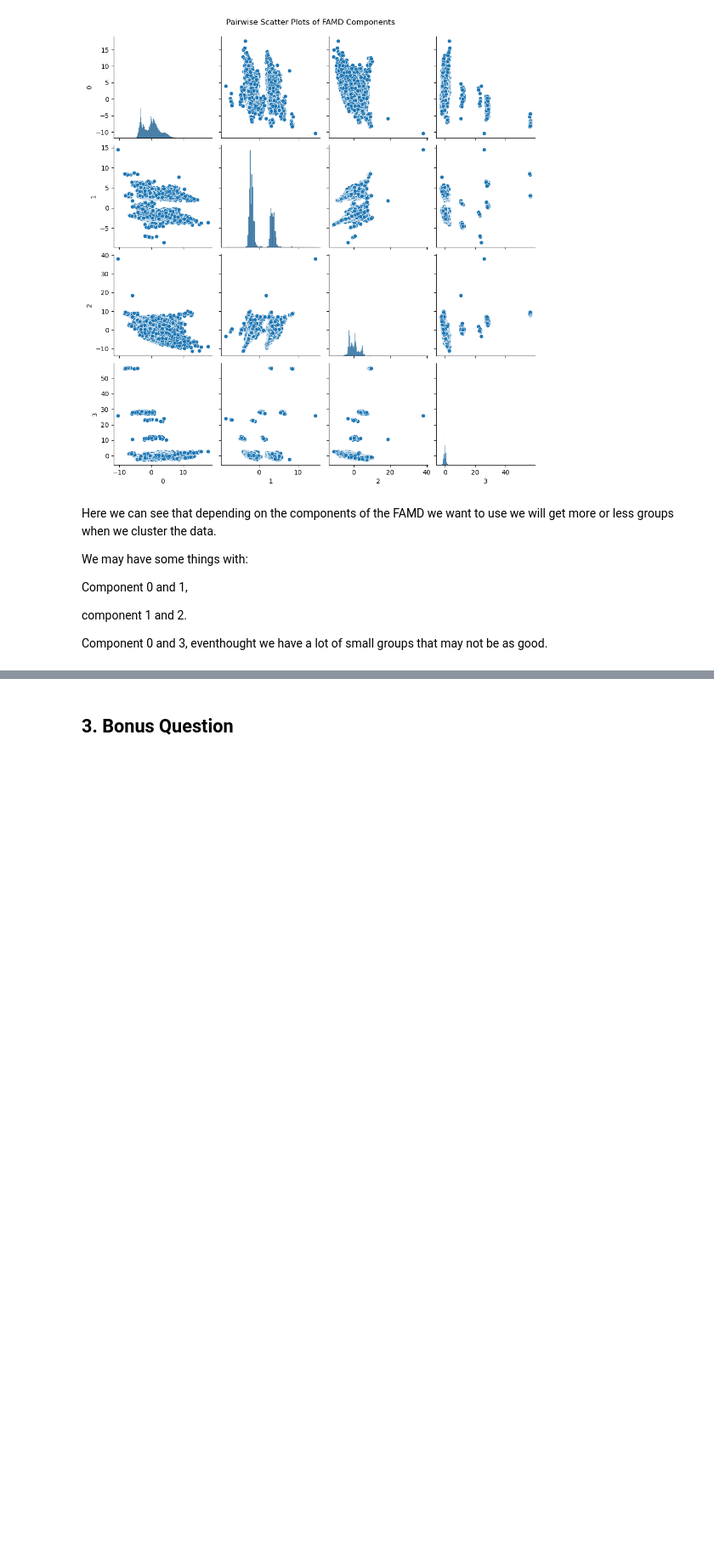
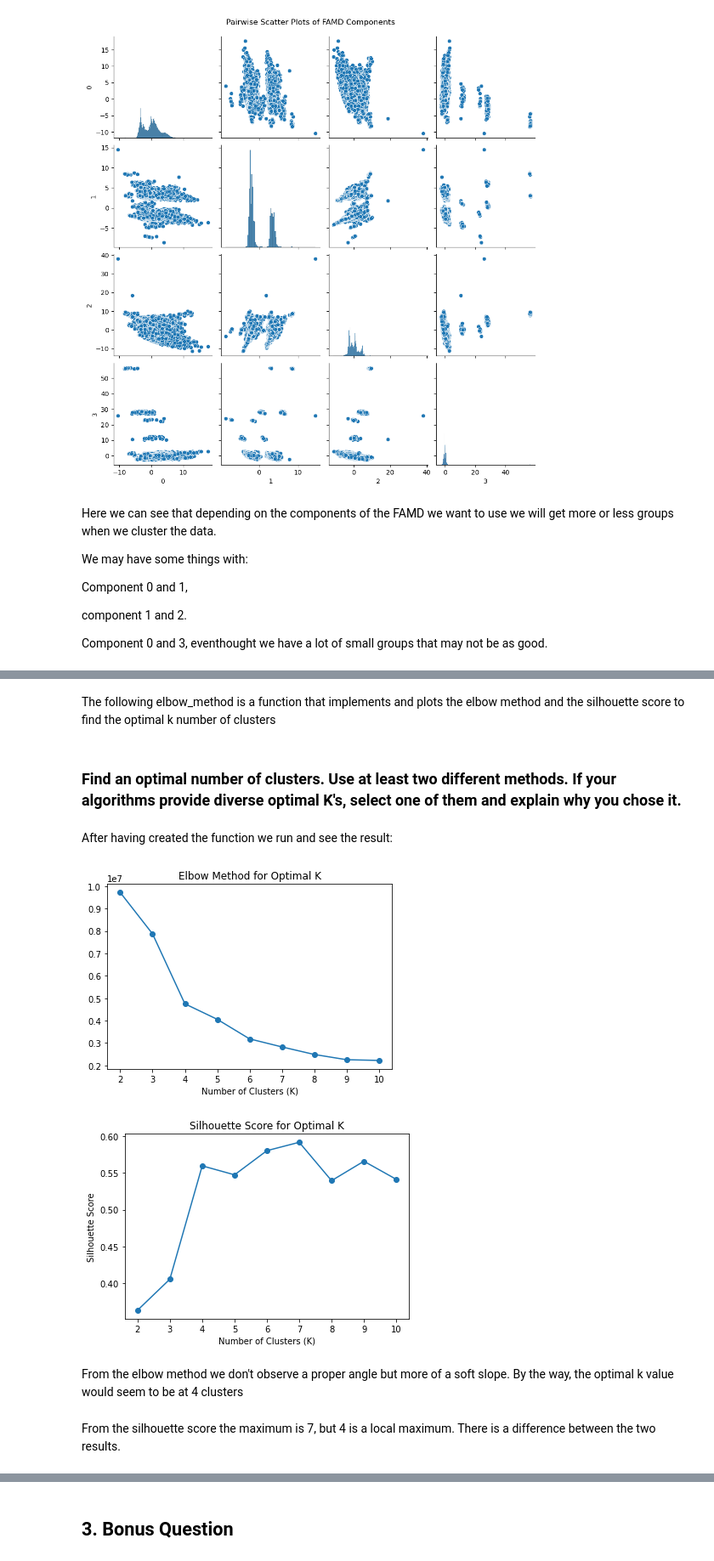
Before and after one commit to Marioiacobelli/ADM-HW4, a Jupyter notebook: main.ipynb, the cells around one changed output, grey strips where cells are left out. Shown at 85% size. Saved outputs shown, nothing was run; the diff lists cells and outputs as text; code cells hidden in the pictures; blank space fills up the shorter version.

```diff
--- a/main.ipynb
+++ b/main.ipynb
@@ -821,0 +866,52 @@ Component 0 and 3, eventhought we have a lot of small groups that may not be as
+# %% [markdown]
+The following elbow_method is a function that implements and plots the elbow method and the silhouette score to find the optimal k number of clusters
+# %%
+def elbow_method(data, k_values):
+    em = {}
+    silhouette_scores = {}
+
+    for k in tqdm(k_values):
+        centroids, assembled_data, model = kmeans_prova(data, k)
+        predictions = model.transform(assembled_data)
+        em[k] = model.summary.trainingCost
+
+        # Evaluate clustering by computing Silhouette score
+        evaluator = ClusteringEvaluator()
+        silhouette_score = evaluator.evaluate(predictions)
+        silhouette_scores[k] = silhouette_score
+
+    # Plot the Elbow curve
+    plt.plot(list(em.keys()), list(em.values()), marker='o')
+    plt.title('Elbow Method for Optimal K')
+    plt.xlabel('Number of Clusters (K)')
+    plt.show()
+
+    # Plot Silhouette Score
+    plt.plot(list(silhouette_scores.keys()), list(silhouette_scores.values()), marker='o')
+    plt.title('Silhouette Score for Optimal K')
+    plt.xlabel('Number of Clusters (K)')
+    plt.ylabel('Silhouette Score')
+    plt.show()
+# %% [markdown]
+### Find an optimal number of clusters. Use at least two different methods. If your algorithms provide diverse optimal K's, select one of them and explain why you chose it.
+# %% [markdown]
+After having created the function we run and see the result:
+# %%
+if __name__ == "__main__":
+    spark = SparkSession.builder.appName("KMeans").getOrCreate()
+
+    data = spark.read.csv("red.csv", header=True, inferSchema=True)
+
+    k_values = range(2, 11)
+
+    # Elbow Method and Silhouette Score
+    elbow_method(data, k_values)
+
+    spark.stop()
+# %% [output]
+[figure, added]
+[figure, added]
+# %% [markdown]
+From the elbow method we don't observe a proper angle but more of a soft slope. By the way, the optimal k value would seem to be at 4 clusters
+# %% [markdown]
+From the silhouette score the maximum is 7, but 4 is a local maximum. There is a difference between the two results.
```
Also changed, not shown: parts of 45 cells of this notebook.
